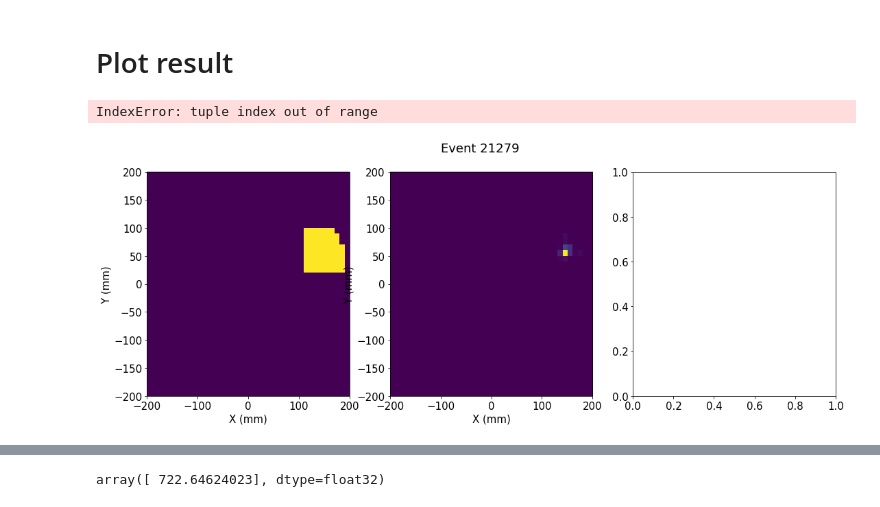
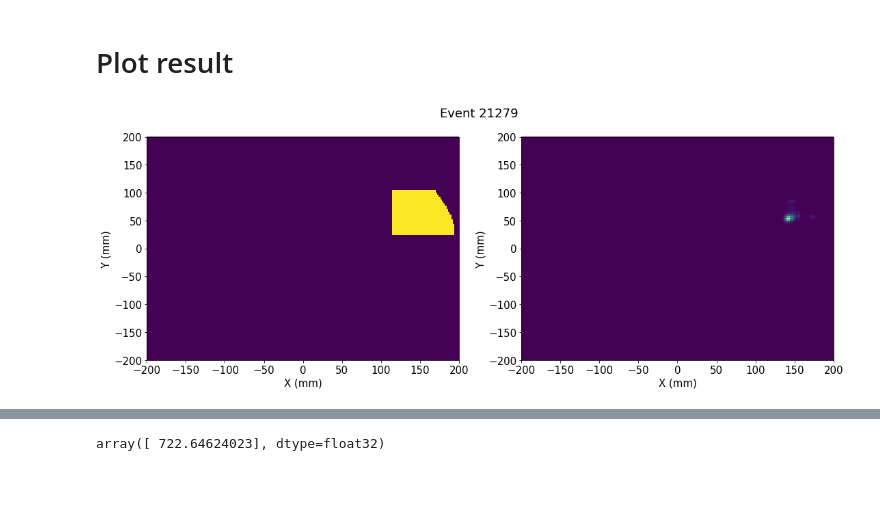
Before and after one commit to jmbenlloch/IC-1, a Jupyter notebook: RESET.ipynb, the cells around one changed output, grey strips where cells are left out. Cells and saved outputs as stored; diff of their text form; code cells hidden in the pictures.

```diff
--- a/RESET.ipynb
+++ b/RESET.ipynb
@@ -714,3 +700,5 @@ selVox, selSens = rstf.createSel(voxDX, voxDY, anode_response, sipm_dist)
+# %%
+selVox_h, selSens_h = rstf.createSel(voxDX_h, voxDY_h, anode_response_h, sipm_dist)
 # %%
 print(selVox.shape)
 print(selVox.dtype)
@@ -726,8 +714,8 @@ bool
 # %% [markdown]
 # Cathode response
 # %%
-cath_response = np.array([e*ZCorr(z).value], dtype='f4')
-cath_response
+cath_response_h = np.array([e*ZCorr(z).value], dtype='f4')
+cath_response_h
 # %% [output]
 array([ 722.64624023], dtype=float32)
 # %% [markdown]
@@ -788,12 +732,12 @@ import numpy
 from pycuda.compiler import SourceModule
 
 # Copy data to device
-voxels_d         = cuda.to_device(voxels)
-anode_response_d = cuda.to_device(anode_response)
-cath_response_d  = cuda.to_device(cath_response)
-pmt_prob_d      = cuda.to_device(pmt_prob)
-sipm_prob_d      = cuda.to_device(sipm_prob)
-selSens_d        = cuda.to_device(selSens)
+voxels_d         = cuda.to_device(voxels_h)
+anode_response_d = cuda.to_device(anode_response_h)
+cath_response_d  = cuda.to_device(cath_response_h)
+pmt_prob_d      = cuda.to_device(pmt_prob_h)
+sipm_prob_d      = cuda.to_device(sipm_prob_h)
+selSens_d        = cuda.to_device(selSens_h)
 # %%
 voxels_out_d = cuda.mem_alloc(voxels.nbytes)
 # %%
@@ -803,11 +747,13 @@ func = mod.get_function("mlem_step")
 # %%
 func(voxels_d, voxels_out_d, anode_response_d, cath_response_d, pmt_prob_d, sipm_prob_d, selSens_d, np.int32(60), np.int32(144), np.int32(1), block=(1, 1, 1), grid=(60, 1))
 # %%
+%%time
+
 iterations = 100
 for i in range(iterations):
     if i > 0:
         voxels_d, voxels_out_d = voxels_out_d, voxels_d
-    print(i)
+    #print(i)
 
-    func(voxels_d, voxels_out_d, anode_response_d, cath_response_d, pmt_prob_d, sipm_prob_d, selSens_d, np.int32(60), np.int32(144), np.int32(1), block=(1, 1, 1), grid=(60, 1))
+    func(voxels_d, voxels_out_d, anode_response_d, cath_response_d, pmt_prob_d, sipm_prob_d, selSens_d, np.int32(1430), np.int32(144), np.int32(1), block=(1, 1, 1), grid=(1430, 1))
 # %% [output]
@@ -901,22 +820,21 @@ for vidx in range(10):
 # %%
 binsX = 400/sizeX
 
-fig, axes = plt.subplots(1, 3, figsize=(18,6))
+fig, axes = plt.subplots(1, 2, figsize=(18,6))
 fig.suptitle("Event {}".format(evt))
 plt.sca(axes[0])
 _ = hist2d(voxels['x'], voxels['y'], [binsX, binsX], [[-200.,200.],[-200.,200.]], weights= voxels['E'], new_figure=False)
 labels("X (mm)", "Y (mm)", "")
 
 plt.sca(axes[1])
 _ = hist2d(voxels_out['x'], voxels_out['y'], [binsX, binsX], [[-200.,200.],[-200.,200.]], weights= voxels_out['E'], new_figure=False)
 labels("X (mm)", "Y (mm)", "")
 
-plt.sca(axes[2])
-_ = hist2d(imageIter[0], imageIter[1], [binsX, binsX], [[-200.,200.],[-200.,200.]], weights= imageIter[2], new_figure=False)
-labels("X (mm)", "Y (mm)", "")
+#plt.sca(axes[2])
+#_ = hist2d(imageIter[0], imageIter[1], [binsX, binsX], [[-200.,200.],[-200.,200.]], weights= imageIter[2], new_figure=False)
+#labels("X (mm)", "Y (mm)", "")
 # %% [output]
-IndexError: tuple index out of range
-[figure, old version]
+[figure, new version]
 # %%
 imageIter[2]
 # %% [output]
```
Also changed, not shown: parts of 38 cells of this notebook.
